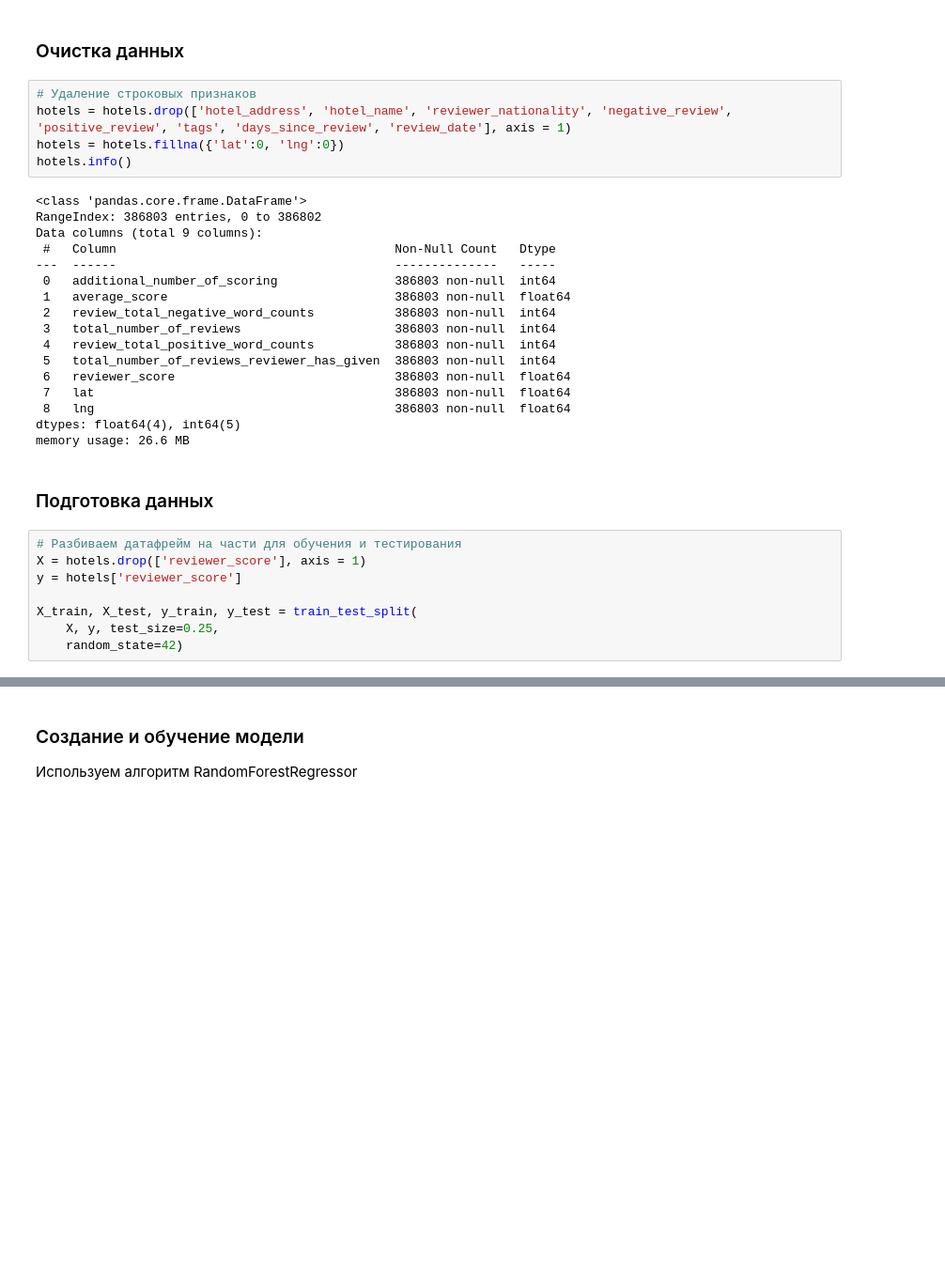
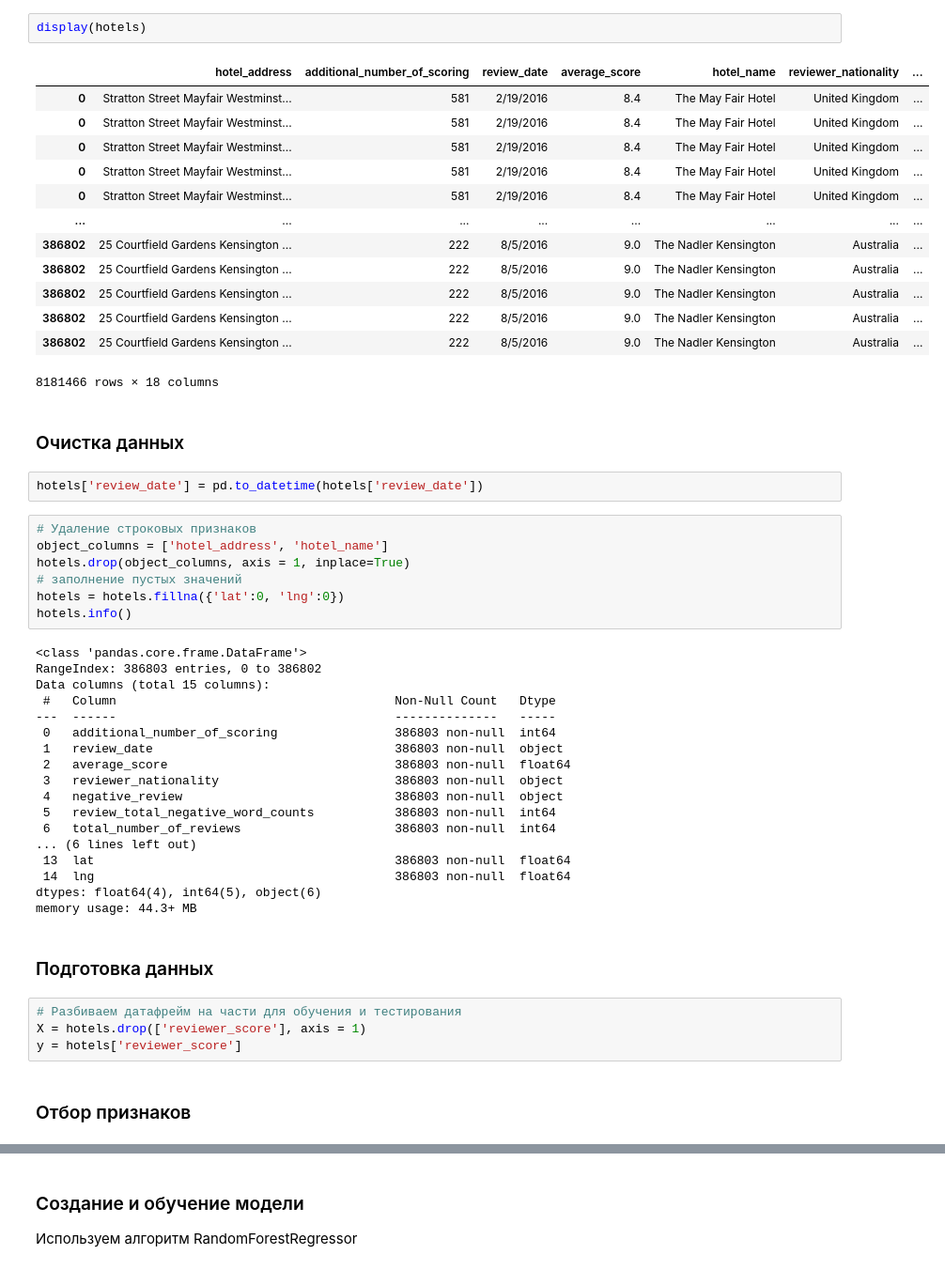
Before and after one commit to PlatArs/PROJECT-3_Hotels_ML, a Jupyter notebook: ДЛЯ МЕНЯ_Cleaning_EDA_model_.ipynb, the cells around one changed output, grey strips where cells are left out. Shown at 94% size. Saved outputs shown, nothing was run; the diff lists cells and outputs as text; blank space fills up the shorter version.

```diff
--- a/ДЛЯ МЕНЯ_Cleaning_EDA_model_.ipynb
+++ b/ДЛЯ МЕНЯ_Cleaning_EDA_model_.ipynb
@@ -32,34 +66,53 @@ None
+# %%
+display(hotels)
+# %% [output]
+|  | hotel_address | additional_number_of_scoring | review_date | average_score | hotel_name | reviewer_nationality | ... |
+| 0 | Stratton Street Mayfair Westminst... | 581 | 2/19/2016 | 8.4 | The May Fair Hotel | United Kingdom | ... |
+| 0 | Stratton Street Mayfair Westminst... | 581 | 2/19/2016 | 8.4 | The May Fair Hotel | United Kingdom | ... |
+| 0 | Stratton Street Mayfair Westminst... | 581 | 2/19/2016 | 8.4 | The May Fair Hotel | United Kingdom | ... |
+| 0 | Stratton Street Mayfair Westminst... | 581 | 2/19/2016 | 8.4 | The May Fair Hotel | United Kingdom | ... |
+| 0 | Stratton Street Mayfair Westminst... | 581 | 2/19/2016 | 8.4 | The May Fair Hotel | United Kingdom | ... |
+| ... | ... | ... | ... | ... | ... | ... | ... |
+| 386802 | 25 Courtfield Gardens Kensington ... | 222 | 8/5/2016 | 9.0 | The Nadler Kensington | Australia | ... |
+| 386802 | 25 Courtfield Gardens Kensington ... | 222 | 8/5/2016 | 9.0 | The Nadler Kensington | Australia | ... |
+| 386802 | 25 Courtfield Gardens Kensington ... | 222 | 8/5/2016 | 9.0 | The Nadler Kensington | Australia | ... |
+| 386802 | 25 Courtfield Gardens Kensington ... | 222 | 8/5/2016 | 9.0 | The Nadler Kensington | Australia | ... |
+| 386802 | 25 Courtfield Gardens Kensington ... | 222 | 8/5/2016 | 9.0 | The Nadler Kensington | Australia | ... |
+8181466 rows × 18 columns
 # %% [markdown]
 ### Очистка данных
+# %%
+hotels['review_date'] = pd.to_datetime(hotels['review_date'])
 # %%
 # Удаление строковых признаков
-hotels = hotels.drop(['hotel_address', 'hotel_name', 'reviewer_nationality', 'negative_review', 'positive_review', 'tags', 'days_since_review', 'review_date'], axis = 1)
+object_columns = ['hotel_address', 'hotel_name']
+hotels.drop(object_columns, axis = 1, inplace=True)
+# заполнение пустых значений
 hotels = hotels.fillna({'lat':0, 'lng':0})
 hotels.info()
 # %% [output]
 <class 'pandas.core.frame.DataFrame'>
 RangeIndex: 386803 entries, 0 to 386802
-Data columns (total 9 columns):
+Data columns (total 15 columns):
  #   Column                                      Non-Null Count   Dtype
 ---  ------                                      --------------   -----
  0   additional_number_of_scoring                386803 non-null  int64
- 1   average_score                               386803 non-null  float64
- 2   review_total_negative_word_counts           386803 non-null  int64
- 3   total_number_of_reviews                     386803 non-null  int64
- 4   review_total_positive_word_counts           386803 non-null  int64
- 5   total_number_of_reviews_reviewer_has_given  386803 non-null  int64
- 6   reviewer_score                              386803 non-null  float64
- 7   lat                                         386803 non-null  float64
- 8   lng                                         386803 non-null  float64
-dtypes: float64(4), int64(5)
-memory usage: 26.6 MB
+ 1   review_date                                 386803 non-null  object
+ 2   average_score                               386803 non-null  float64
+ 3   reviewer_nationality                        386803 non-null  object
+ 4   negative_review                             386803 non-null  object
+ 5   review_total_negative_word_counts           386803 non-null  int64
+ 6   total_number_of_reviews                     386803 non-null  int64
+... (6 lines left out)
+ 13  lat                                         386803 non-null  float64
+ 14  lng                                         386803 non-null  float64
+dtypes: float64(4), int64(5), object(6)
+memory usage: 44.3+ MB
 # %% [markdown]
 ### Подготовка данных
 # %%
 # Разбиваем датафрейм на части для обучения и тестирования
 X = hotels.drop(['reviewer_score'], axis = 1)
 y = hotels['reviewer_score']
-
-X_train, X_test, y_train, y_test = train_test_split(
-    X, y, test_size=0.25,
-    random_state=42)
+# %% [markdown]
+### Отбор признаков
```
Also changed, not shown: parts of 17 cells of this notebook.
